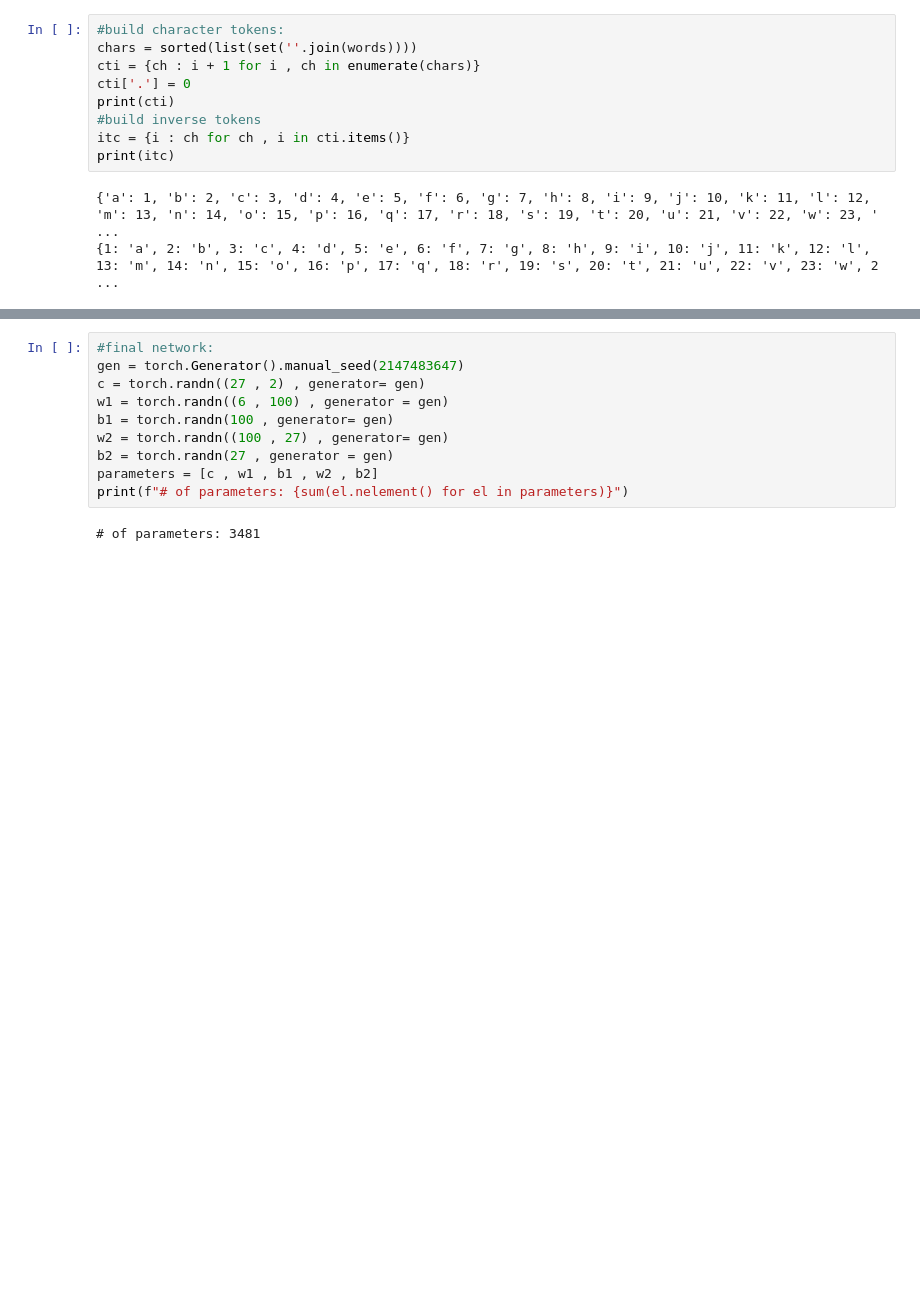
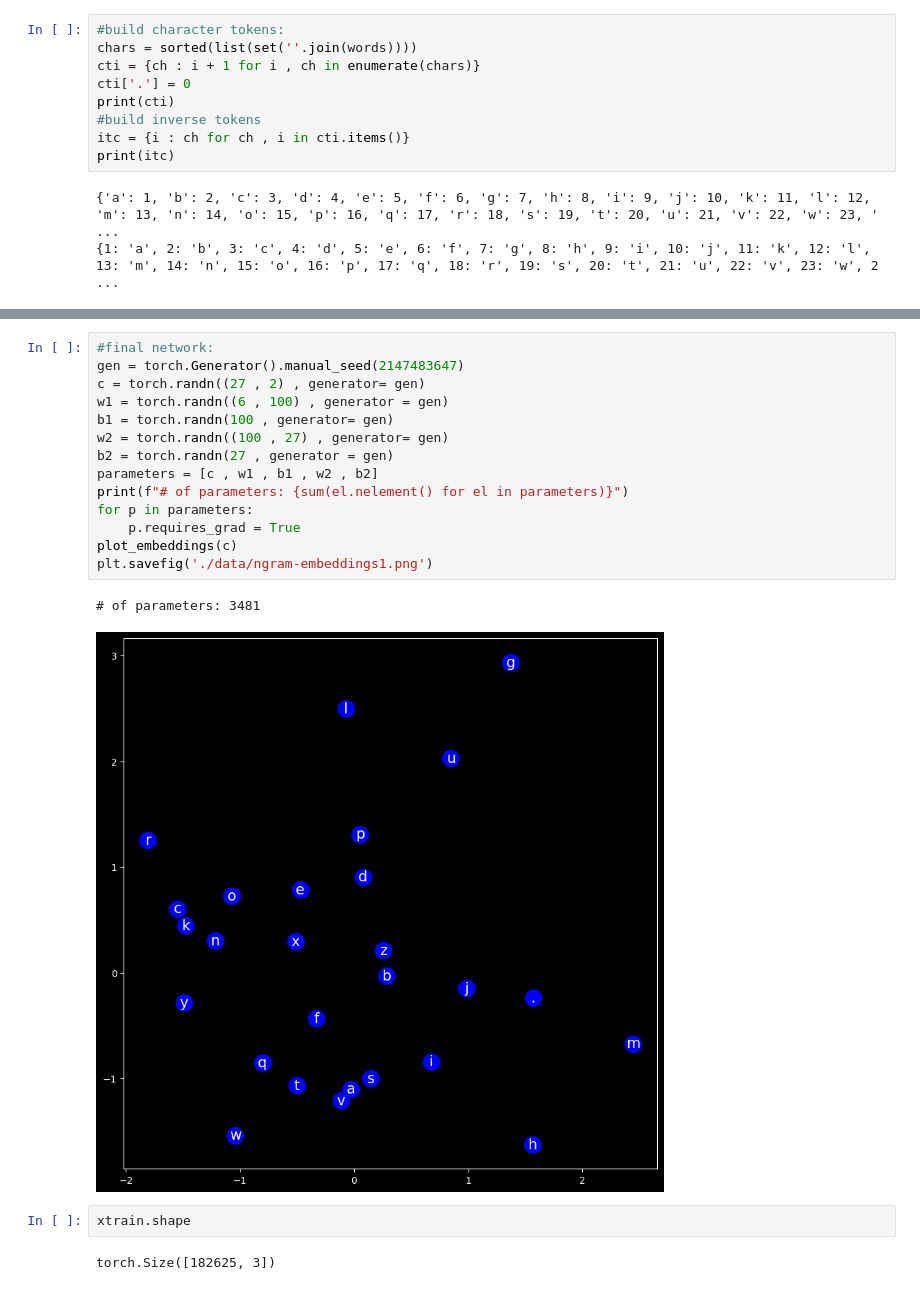
Before and after one commit to sanketmishra009/aiml, a Jupyter notebook: deepLearning/nlp/makemore/ngram.ipynb, the cells around one changed output, grey strips where cells are left out. Drawn from its saved outputs; the diff is of its cells as text; blank space fills up the shorter version.

```diff
--- a/deepLearning/nlp/makemore/ngram.ipynb
+++ b/deepLearning/nlp/makemore/ngram.ipynb
@@ -91,13 +113,22 @@ tensor(inf)
 # %%
 #final network:
 gen = torch.Generator().manual_seed(2147483647)
 c = torch.randn((27 , 2) , generator= gen)
 w1 = torch.randn((6 , 100) , generator = gen)
 b1 = torch.randn(100 , generator= gen)
 w2 = torch.randn((100 , 27) , generator= gen)
 b2 = torch.randn(27 , generator = gen)
 parameters = [c , w1 , b1 , w2 , b2]
 print(f"# of parameters: {sum(el.nelement() for el in parameters)}")
+for p in parameters:
+    p.requires_grad = True
+plot_embeddings(c)
+plt.savefig('./data/ngram-embeddings1.png')
 # %% [output]
 # of parameters: 3481
+[figure, added]
+# %%
+xtrain.shape
+# %% [output]
+torch.Size([182625, 3])
 # %%
```
Also changed, not shown: parts of 16 cells of this notebook, 2 other files.
